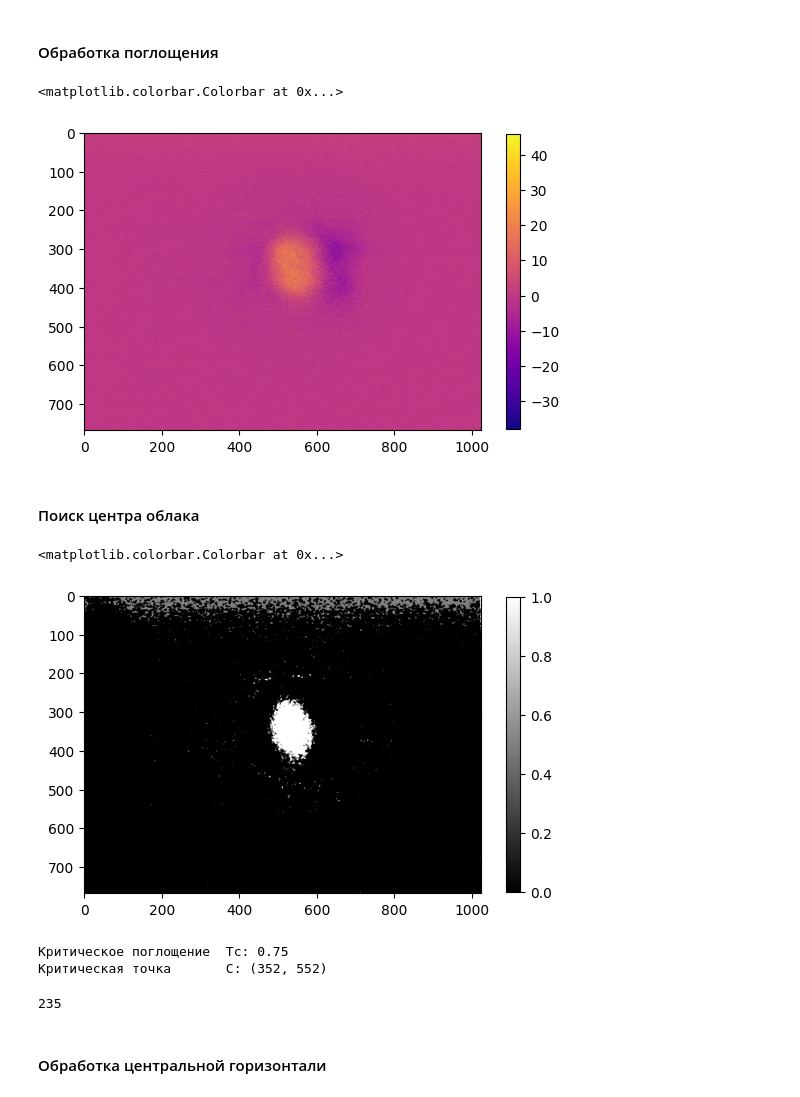
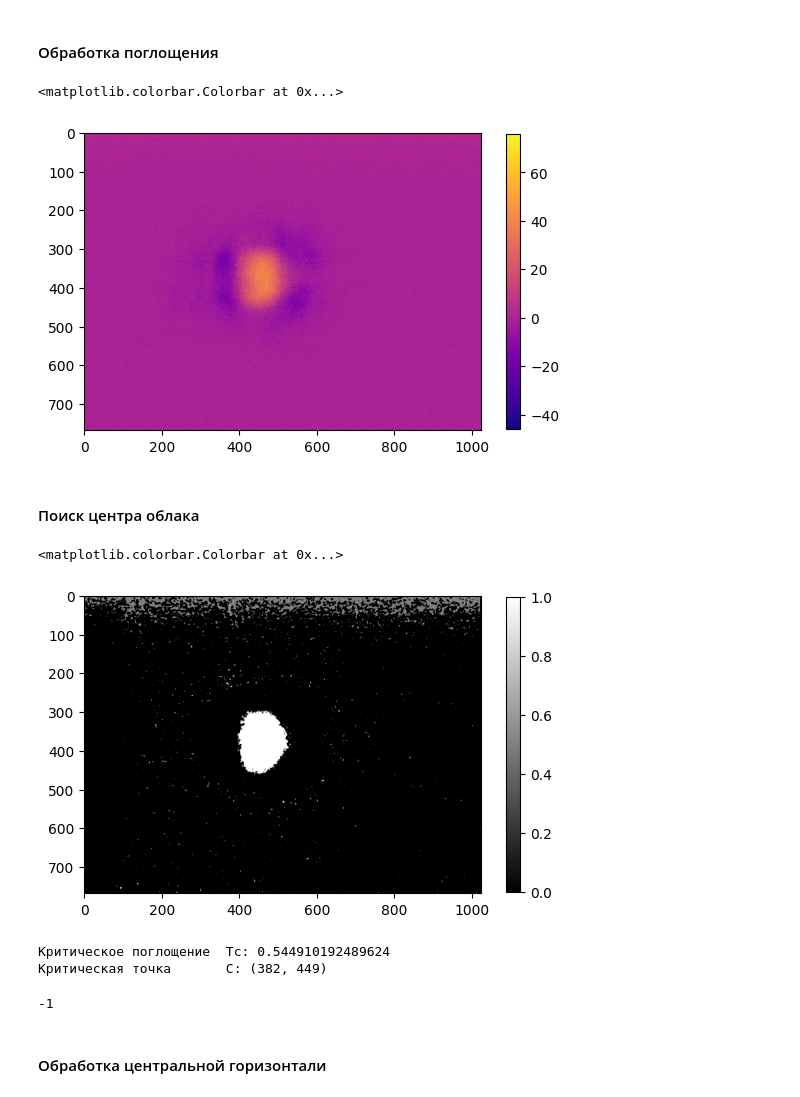
Before and after one commit to chekhyr/AbIm-soft, a Jupyter notebook: AI_Calcium.ipynb, the cells around one changed output. Drawn from its saved outputs; the diff is of its cells as text; code cells hidden in the pictures.

```diff
--- a/AI_Calcium.ipynb
+++ b/AI_Calcium.ipynb
@@ -27,8 +26,8 @@ Ky_flu = 12.5/768
 # %% [markdown]
 #### Обработка поглощения
 # %%
-file_abs = "image_61"
-directory = r"../2025-05-16_AbIm/"
+file_abs = "image_0"
+directory = r"..\2025-05-27_AbIm-Calibr\\"
 
 '''Чтение и разбиение файла'''
 img = PIL.Image.open(directory + file_abs + ".tif")
@@ -59,33 +58,33 @@ plt.imshow(D, cmap="plasma")
 plt.colorbar(shrink=.8)
 # %% [output]
 <matplotlib.colorbar.Colorbar at 0x...>
-[figure, old version]
+[figure, new version]
 # %% [markdown]
 #### Поиск центра облака
 # %%
-'''Физичная фильтрация T<=1'''
+'''Фильтрация физичных T<=1'''
 F = np.copy(T)
 for i in range(rows): #rows
     for j in range(columns): #columns
         if T[i, j] > 1:
             F[i, j] = 1
 
 '''Медианное сглаживание шумов'''
 M = cv2.medianBlur(F, 5)
 
 '''Фильтрация пропускания меньше порогового значения'''
 TRSH = 0.95 #пороговое значение
 _, binary = cv2.threshold(M, TRSH, 1, cv2.THRESH_BINARY_INV)
 # THRESH_BINARY_INV:
 #  ≤ TRSH = белые
 #  > TRSH = черные
 
 '''Визуализация'''
 plt.imshow(binary, cmap="gray")
 plt.colorbar(shrink=.8)
 # %% [output]
 <matplotlib.colorbar.Colorbar at 0x...>
-[figure, old version]
+[figure, new version]
 # %%
 '''Выделение контура поглощения'''
 binary_uint8 = np.uint8(binary * 255) #требуется для cv2.findContours()
@@ -99,10 +98,10 @@ cv2.drawContours(ROI, [largest_contour], -1, 255, thickness=cv2.FILLED)
 
 '''Нахождение минимума пропускания в нём'''
 min_val, _, (jc_abs, ic_abs), _ = cv2.minMaxLoc(T, mask=ROI)
-print(f"Критическое поглощение\tTc: {min_val}\nКритическая точка\tC: {(ic_abs, jc_abs)} ")
+print(f"Критическое пропускание\tTc: {min_val}\nКритическая точка\tC: {(ic_abs, jc_abs)} ")
 # %% [output]
-Критическое поглощение  Tc: 0.75
-Критическая точка       C: (352, 552)
+Критическое поглощение  Tc: 0.544910192489624
+Критическая точка       C: (382, 449)
 # %%
 '''Отрисовка полученного контура'''
 output = cv2.cvtColor(T, cv2.COLOR_GRAY2BGR)  # Переводим в цветное для рисования
@@ -111,7 +110,7 @@ cv2.circle(output, (jc_abs, ic_abs), 6, (0, 0, 1), -1)
 cv2.imshow("", output)
 cv2.waitKey(0)
 # %% [output]
-235
+-1
 # %%
 cv2.destroyAllWindows()
 # %% [markdown]
```
Also changed, not shown: parts of 10 cells of this notebook, 1 other file.
